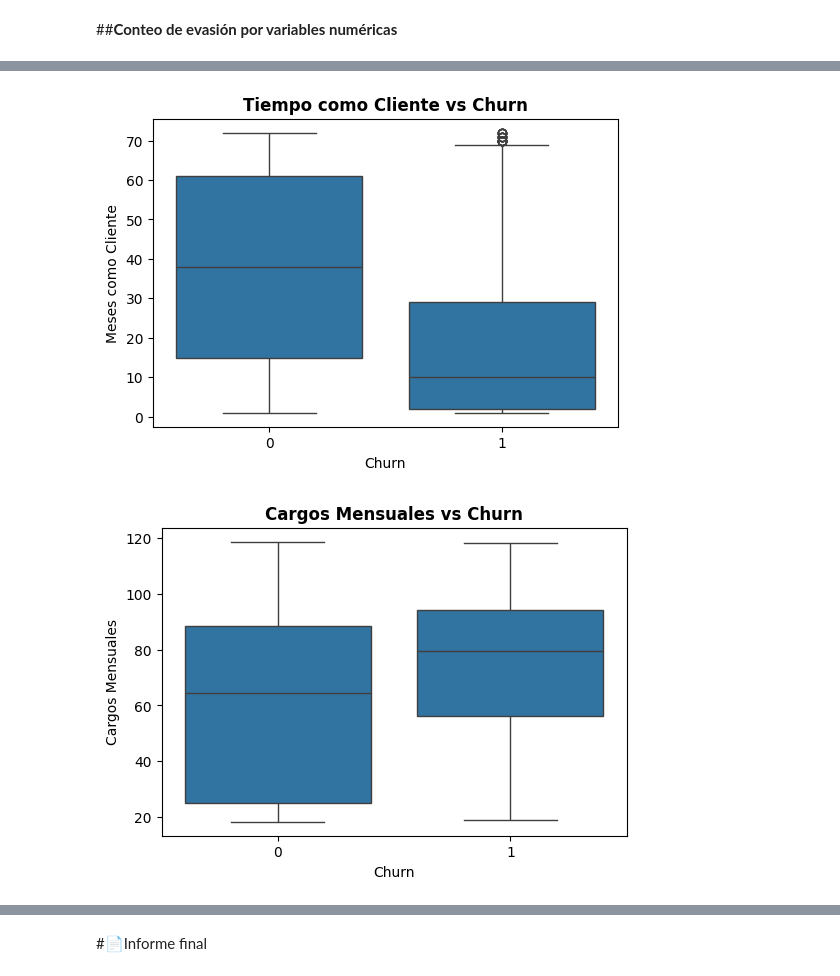
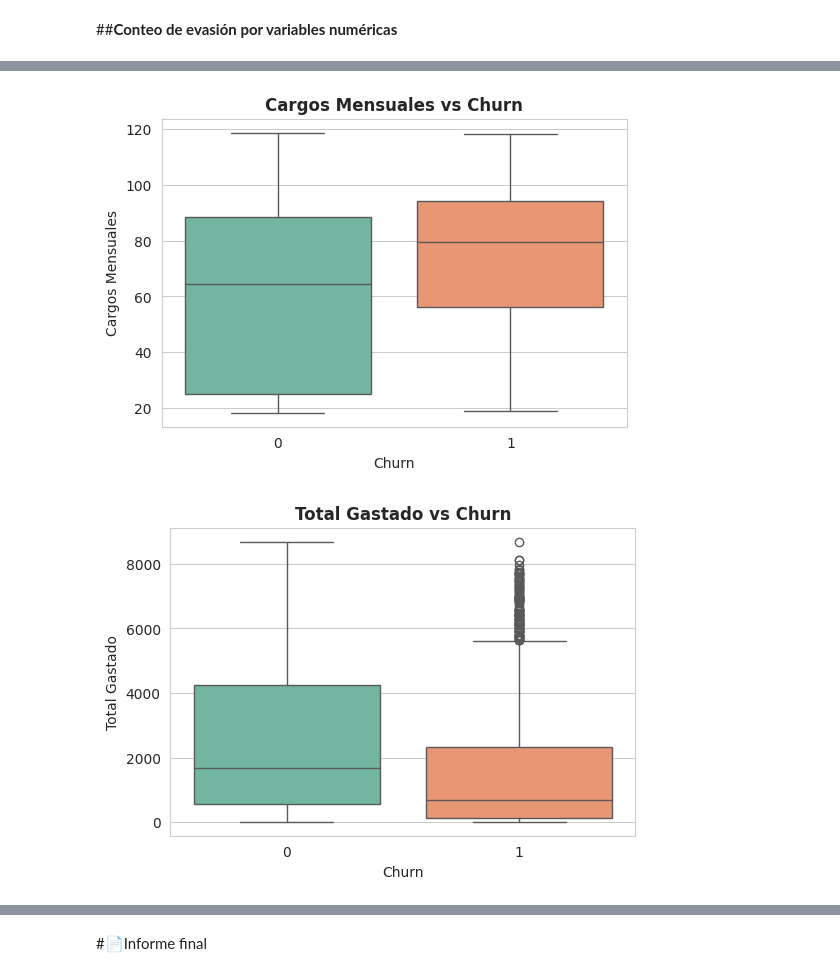
Before and after one commit to NelsiCuevas/Challenge_Telecom_X, a Jupyter notebook: TelecomX_LATAM.ipynb, the cells around one changed output, grey strips where cells are left out. Cells and saved outputs as stored; diff of their text form; code cells hidden in the pictures.

```diff
--- a/TelecomX_LATAM.ipynb
+++ b/TelecomX_LATAM.ipynb
@@ -500,3 +573,31 @@ pd.crosstab(df_clientes["Contract"], df_clientes["Churn"], normalize="index") *
 | Two year | 97.151335 | 2.848665 |
 # %% [markdown]
 ##**Conteo de evasión por variables numéricas**
+# %%
+##Conteo de evasión por variables numéricas
+plt.figure(figsize=(7,5))
+
+sns.set_style("whitegrid")
+
+ax = sns.boxplot(
+    x="Churn",
+    y="Tenure",
+    data=df_clientes,
+    palette="Set2"
+)
+
+# Agregar puntos de distribución
+sns.stripplot(
+    x="Churn",
+    y="Tenure",
+    data=df_clientes,
+    color="gray",
+    alpha=0.3
+)
+
+plt.title("Tiempo como Cliente vs Churn", fontsize=14, fontweight="bold")
+plt.xlabel("Estado de Cancelación", fontsize=12)
+plt.ylabel("Meses como Cliente (Tenure)", fontsize=12)
+
+plt.tight_layout()
+plt.show()
@@ -503,25 +606,24 @@ pd.crosstab(df_clientes["Contract"], df_clientes["Churn"], normalize="index") *
 # %%
-##Conteo de evasión por variables numéricas
 plt.figure(figsize=(6,4))
 
-sns.boxplot(x="Churn", y="Tenure", data=df_clientes)
+sns.boxplot(x="Churn", y="ChargesMonthly", data=df_clientes, palette="Set2")
 
-plt.title("Tiempo como Cliente vs Churn", fontweight="bold")
+plt.title("Cargos Mensuales vs Churn", fontweight="bold")
 plt.xlabel("Churn")
-plt.ylabel("Meses como Cliente")
+plt.ylabel("Cargos Mensuales")
 
 plt.show()
 # %% [output]
-[figure, old version]
+[figure, new version]
 # %%
 plt.figure(figsize=(6,4))
 
-sns.boxplot(x="Churn", y="ChargesMonthly", data=df_clientes)
+sns.boxplot(x="Churn", y="ChargesTotal", data=df_clientes, palette="Set2")
 
-plt.title("Cargos Mensuales vs Churn", fontweight="bold")
+plt.title("Total Gastado vs Churn", fontweight="bold")
 plt.xlabel("Churn")
-plt.ylabel("Cargos Mensuales")
+plt.ylabel("Total Gastado")
 
 plt.show()
 # %% [output]
-[figure, old version]
+[figure, new version]
```
Also changed, not shown: parts of 15 cells of this notebook.
